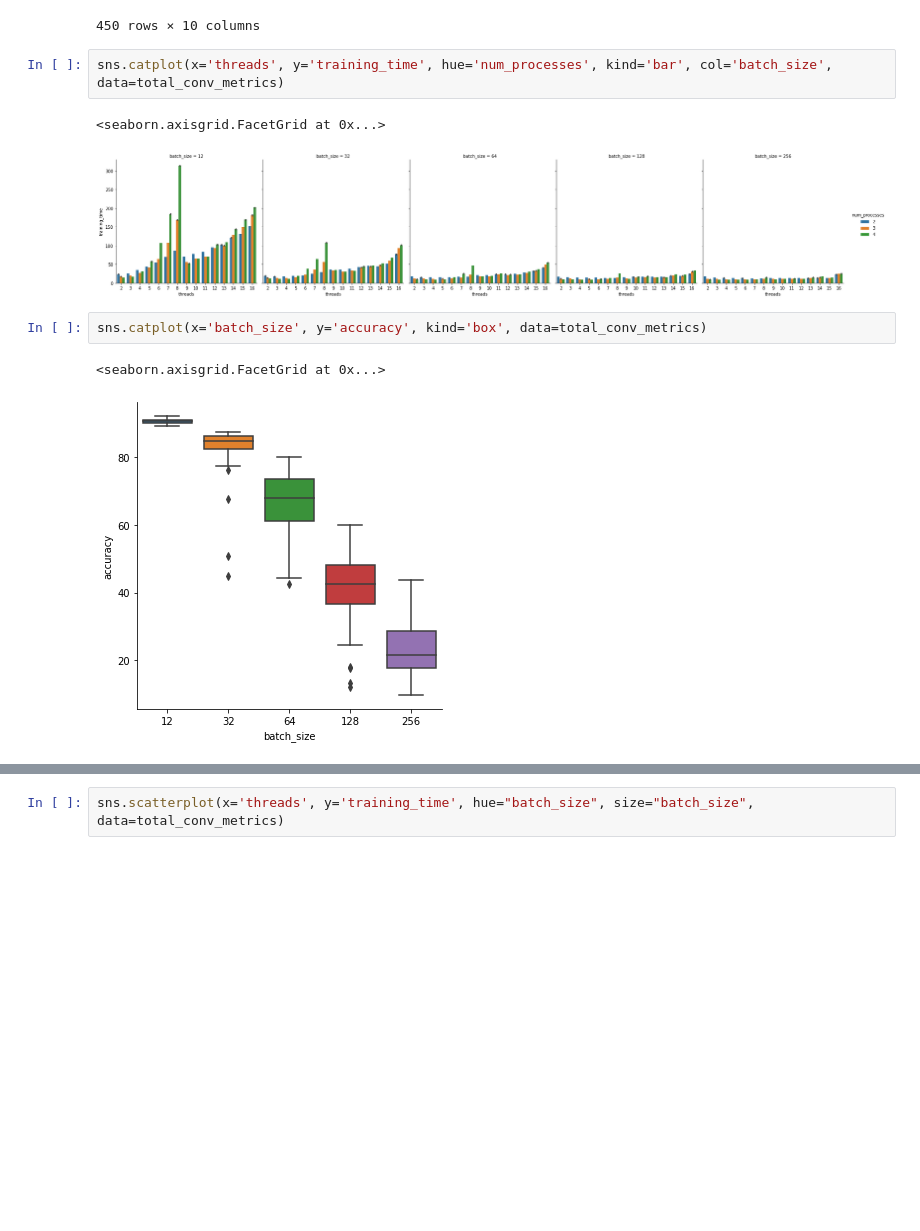
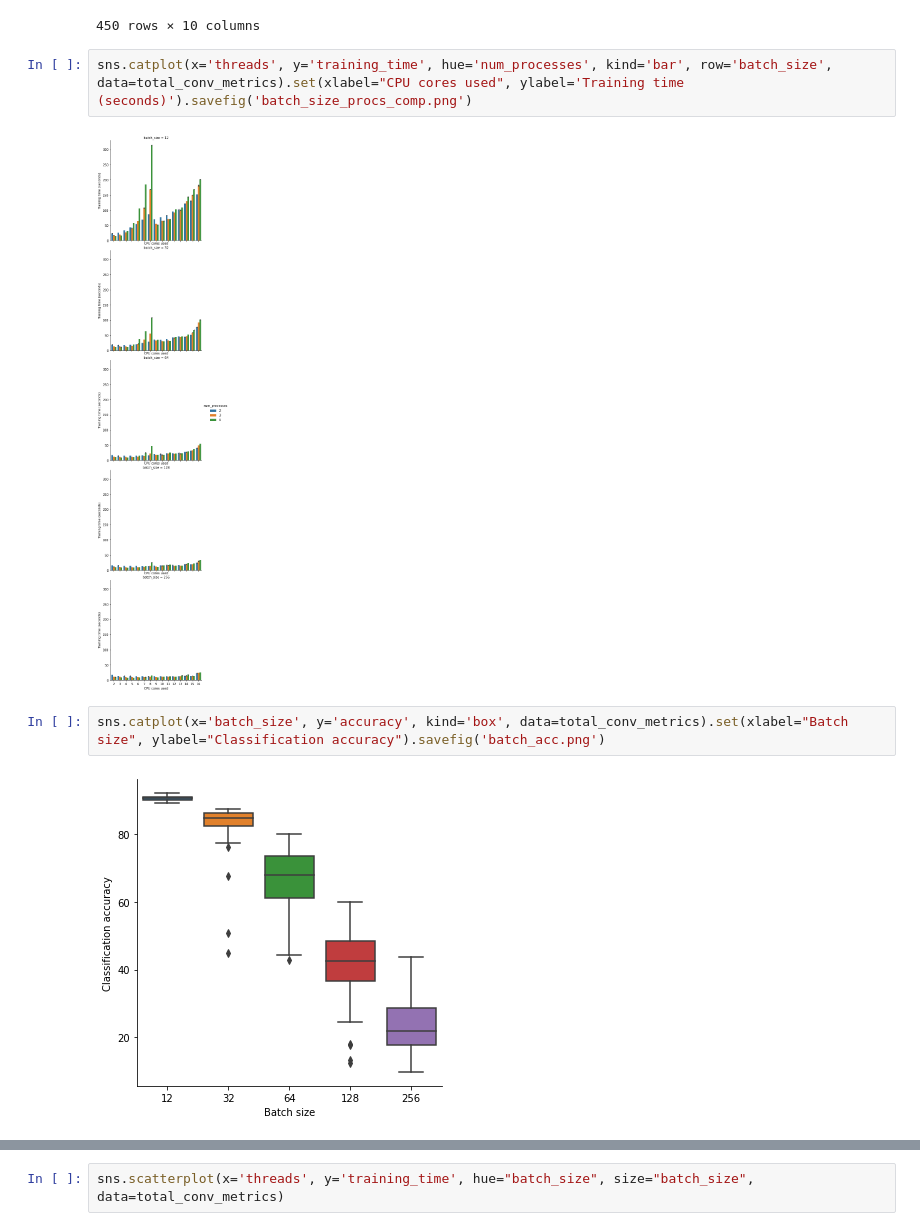
Before and after one commit to samkellerhals/parallel-deep-networks, a Jupyter notebook: src/evaluation/visualise.ipynb, the cells around one changed output, grey strips where cells are left out. Saved outputs shown, nothing was run; the diff lists cells and outputs as text; blank space fills up the shorter version.

Commit message:
:bar_chart: add plots

```diff
--- a/src/evaluation/visualise.ipynb
+++ b/src/evaluation/visualise.ipynb
@@ -65,13 +63,11 @@ total_conv_metrics
 | 419 | 419 | conv | 2 | 4 | 16 | y | 102.029087 | 85.451667 | ... |
 450 rows × 10 columns
 # %%
-sns.catplot(x='threads', y='training_time', hue='num_processes', kind='bar', col='batch_size', data=total_conv_metrics)
+sns.catplot(x='threads', y='training_time', hue='num_processes', kind='bar', row='batch_size', data=total_conv_metrics).set(xlabel="CPU cores used", ylabel='Training time (seconds)').savefig('batch_size_procs_comp.png')
 # %% [output]
-<seaborn.axisgrid.FacetGrid at 0x...>
-[figure, old version]
+[figure, new version]
 # %%
-sns.catplot(x='batch_size', y='accuracy', kind='box', data=total_conv_metrics)
+sns.catplot(x='batch_size', y='accuracy', kind='box', data=total_conv_metrics).set(xlabel="Batch size", ylabel="Classification accuracy").savefig('batch_acc.png')
 # %% [output]
-<seaborn.axisgrid.FacetGrid at 0x...>
-[figure, old version]
+[figure, new version]
 # %%
```
Also changed, not shown: parts of 13 cells of this notebook, 7 other files.
